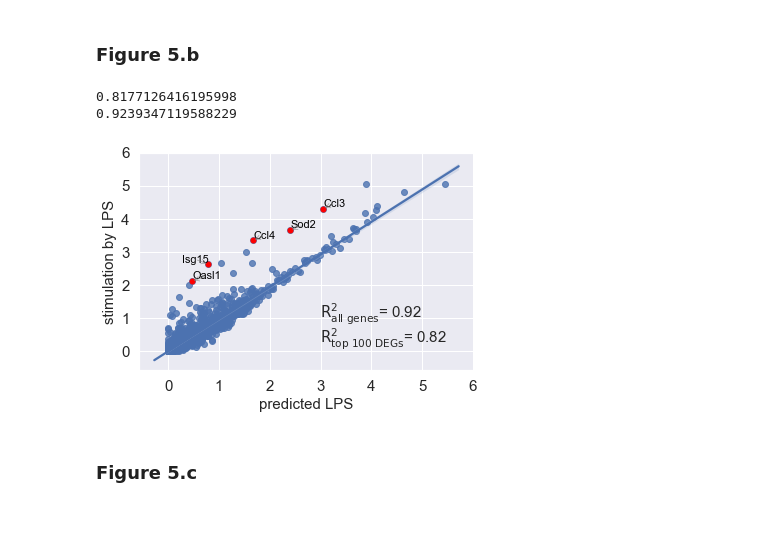
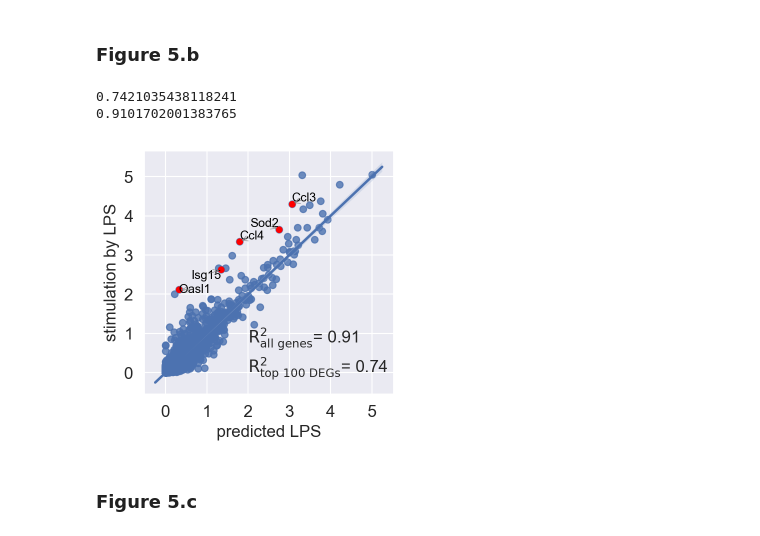
Before and after one commit to theislab/scgen-reproducibility, a Jupyter notebook: Jupyter Notebooks/Fig5.ipynb, the cells around one changed output. Cells and saved outputs as stored; diff of their text form; code cells hidden in the pictures.

```diff
--- a/Jupyter Notebooks/Fig5.ipynb
+++ b/Jupyter Notebooks/Fig5.ipynb
@@ -27,6 +27,6 @@ AnnData object with n_obs × n_vars = 62114 × 6619
     uns: 'condition_colors', 'neighbors', 'species_colors'
     obsm: 'X_pca', 'X_umap'
 # %%
-network = scgen.VAEArith(x_dimension=train.shape[1], z_dimension=100, model_path="../models/species/rat/models/scgen")
+network = scgen.VAEArith(x_dimension=train.shape[1], z_dimension=100, model_path="../models/scGen/species/rat/models/scgen")
 network.restore_model()
 # %% [output]
@@ -165,31 +164,32 @@ gene_list_dot
 # %%
-all_Data = sc.AnnData(np.concatenate([rat_cd.X.A, rat_stim.X.A, pred_rat2]))
+all_Data = sc.AnnData(np.concatenate([rat_cd.X.A, rat_stim.X.A, pred_rat1]))
 all_Data.obs["condition"] = ["ctrl"] * len(rat_cd) + ["real_stim"] * len(rat_stim) + \
-                          ["pred_stim"] * len(pred_rat2)
+                          ["pred_stim"] * len(pred_rat1)
 all_Data.var_names = train.var_names
 # %% [markdown]
 ### Figure 5.b
 # %%
 conditions = {"pred_stim": "pred_stim", "real_stim": "real_stim"}
 matplotlib.rc('ytick', labelsize=16)
 matplotlib.rc('xtick', labelsize=16)
 scgen.plotting.reg_mean_plot(all_Data,
                              condition_key="condition",
                              axis_keys={"x": conditions["pred_stim"], "y": conditions["real_stim"]},
                              gene_list=gene_list[:5],
                              top_100_genes=gene_list,
                              path_to_save=os.path.join(path_to_save, f"Fig5b_study_reg_mean_all_genes.pdf"),
                              legend=False,
                              title="",
                              fontsize=15,
                              labels={"x":"predicted LPS", "y":"stimulation by LPS"},
                              show=True,
-                             x_coeff=0.45,
+                             x_coeff=0.6,
+                             y_coeff=0.85,
                              range=[0, 7, 1])
 # %% [output]
-0.8177126416195998
-0.9239347119588229
+0.7421035438118241
+0.9101702001383765
-[figure, old version]
+[figure, new version]
 # %% [markdown]
 ### Figure 5.c
 # %%
```
Also changed, not shown: parts of 6 cells of this notebook, 2 other files.
